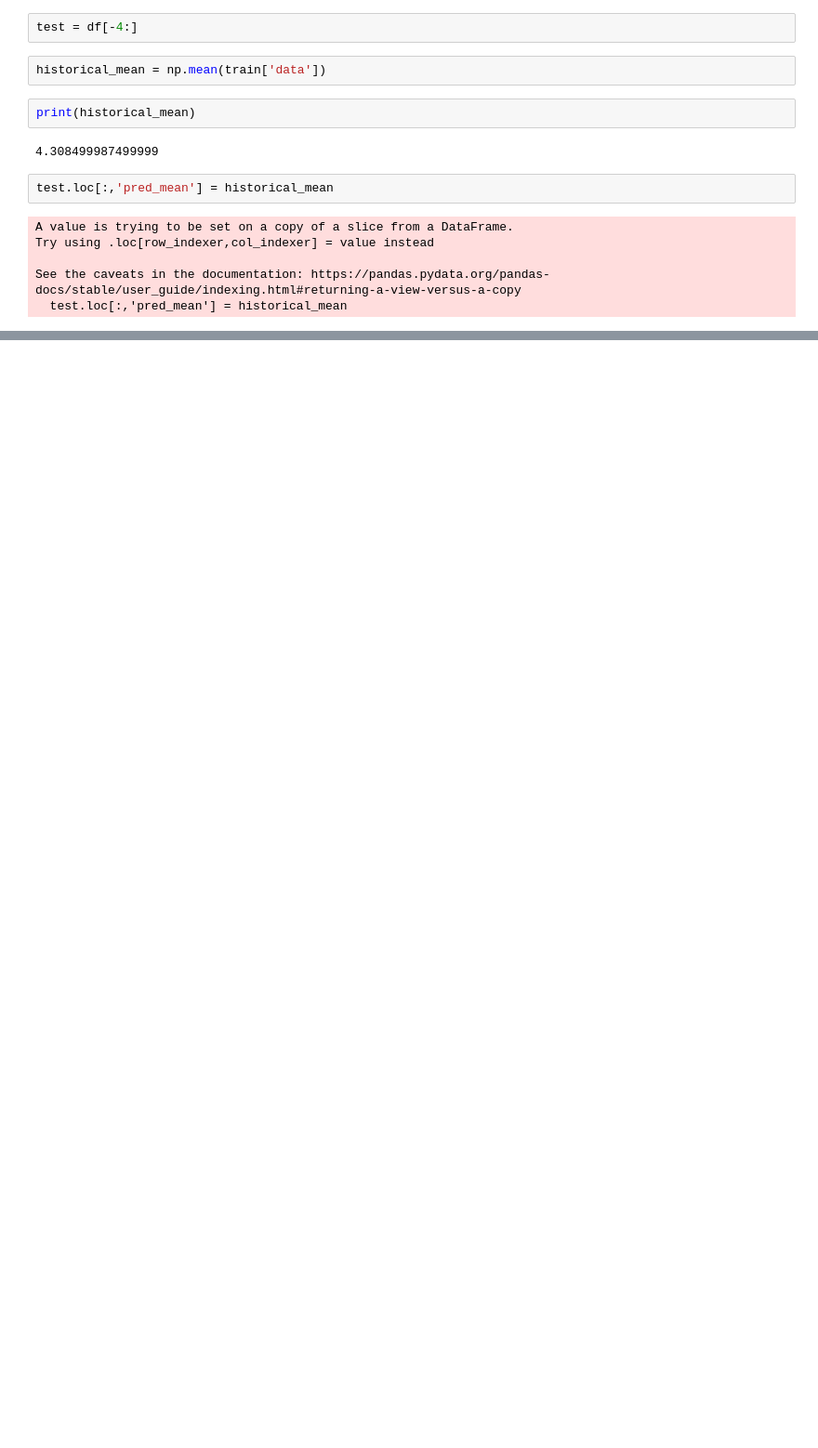
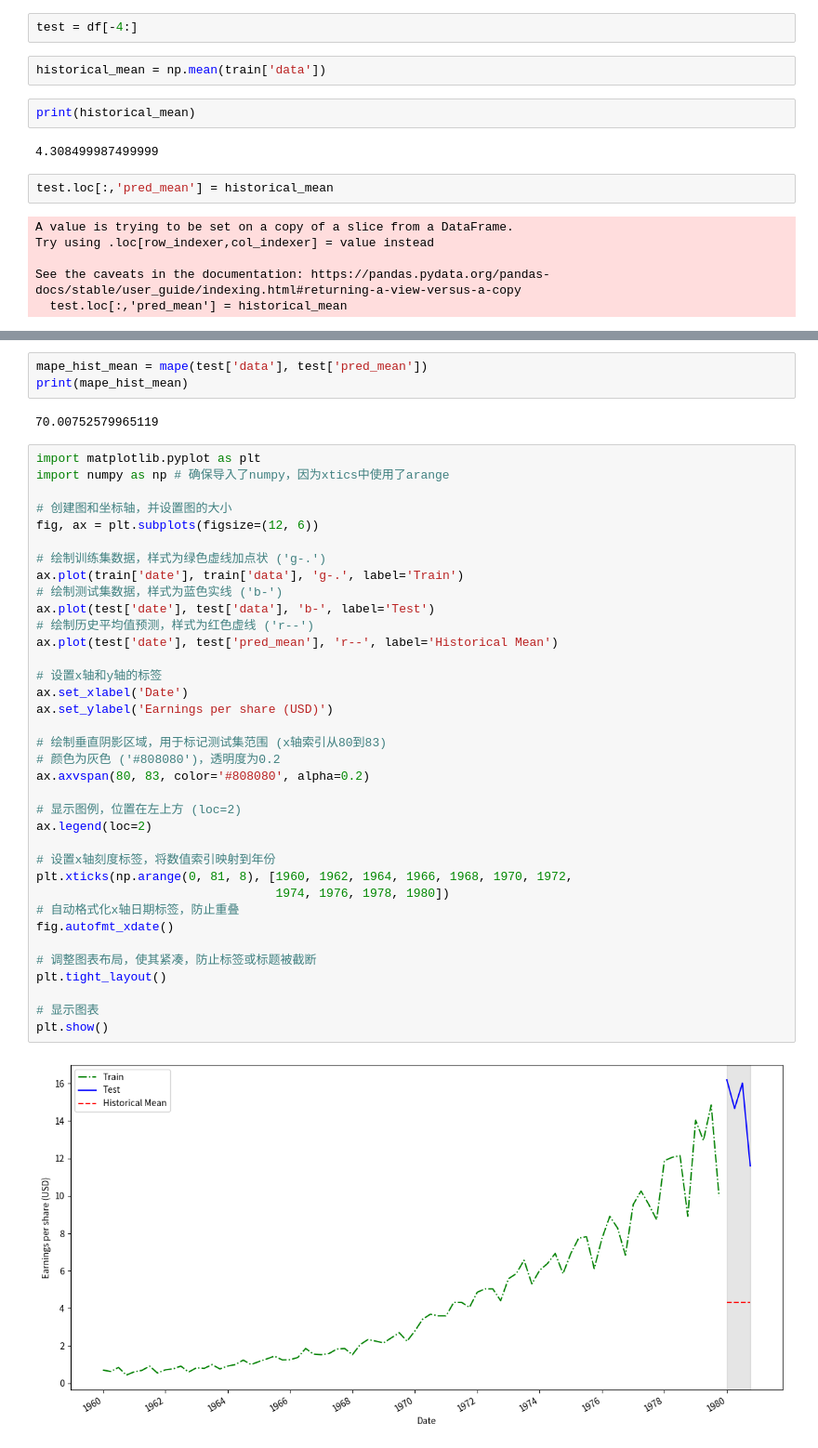
Before and after one commit to wayhome/101colab, a Jupyter notebook: forecasting.ipynb, the cells around one changed output, grey strips where cells are left out. Shown at 93% size. Cells and saved outputs as stored; diff of their text form; blank space fills up the shorter version.

```diff
--- a/forecasting.ipynb
+++ b/forecasting.ipynb
@@ -215,0 +232,43 @@ See the caveats in the documentation: https://pandas.pydata.org/pandas-docs/stab
+# %%
+mape_hist_mean = mape(test['data'], test['pred_mean'])
+print(mape_hist_mean)
+# %% [output]
+70.00752579965119
+# %%
+import matplotlib.pyplot as plt
+import numpy as np # 确保导入了numpy，因为xtics中使用了arange
+
+# 创建图和坐标轴，并设置图的大小
+fig, ax = plt.subplots(figsize=(12, 6))
+
+# 绘制训练集数据，样式为绿色虚线加点状 ('g-.')
+ax.plot(train['date'], train['data'], 'g-.', label='Train')
+# 绘制测试集数据，样式为蓝色实线 ('b-')
+ax.plot(test['date'], test['data'], 'b-', label='Test')
+# 绘制历史平均值预测，样式为红色虚线 ('r--')
+ax.plot(test['date'], test['pred_mean'], 'r--', label='Historical Mean')
+
+# 设置x轴和y轴的标签
+ax.set_xlabel('Date')
+ax.set_ylabel('Earnings per share (USD)')
+
+# 绘制垂直阴影区域，用于标记测试集范围 (x轴索引从80到83)
+# 颜色为灰色 ('#808080')，透明度为0.2
+ax.axvspan(80, 83, color='#808080', alpha=0.2)
+
+# 显示图例，位置在左上方 (loc=2)
+ax.legend(loc=2)
+
+# 设置x轴刻度标签，将数值索引映射到年份
+plt.xticks(np.arange(0, 81, 8), [1960, 1962, 1964, 1966, 1968, 1970, 1972,
+                                 1974, 1976, 1978, 1980])
+# 自动格式化x轴日期标签，防止重叠
+fig.autofmt_xdate()
+
+# 调整图表布局，使其紧凑，防止标签或标题被截断
+plt.tight_layout()
+
+# 显示图表
+plt.show()
+# %% [output]
+[figure, added]
```
Also changed, not shown: parts of 2 cells of this notebook.
